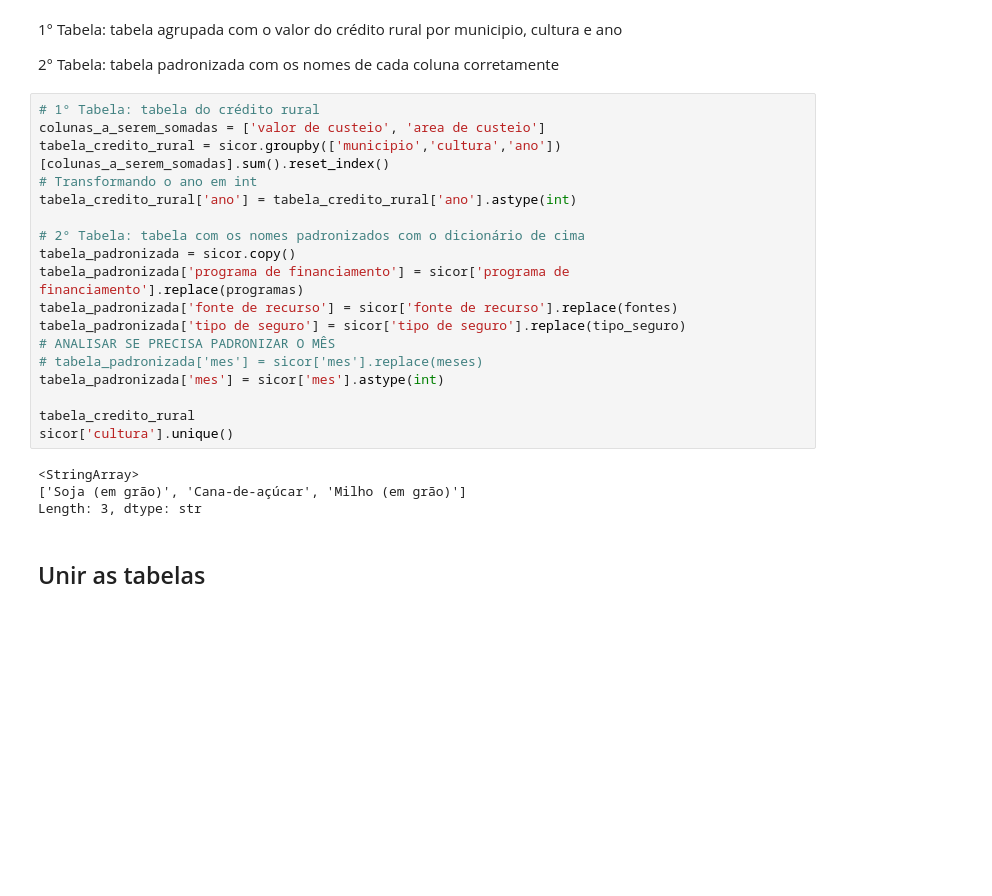
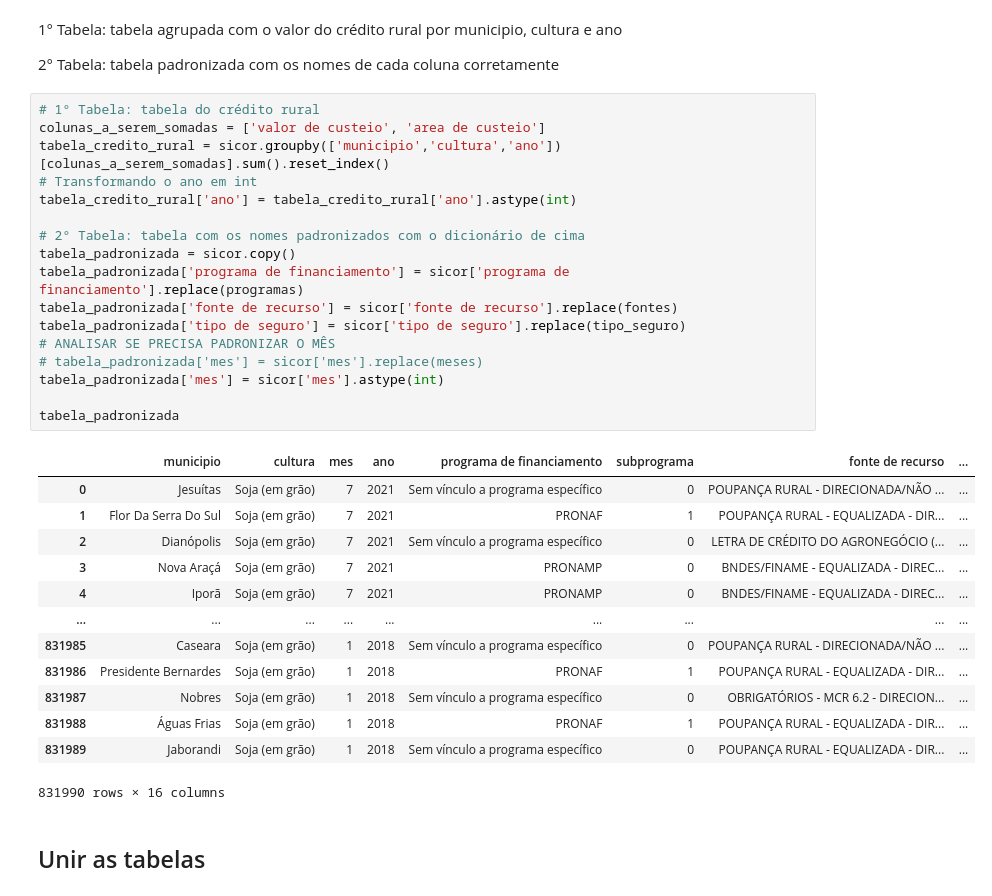
Before and after one commit to Marcos00758/Avaliacao_Credito_Rural, a Jupyter notebook: Integrar_APIs.ipynb, the cells around one changed output. Drawn from its saved outputs; the diff is of its cells as text; blank space fills up the shorter version.

```diff
--- a/Integrar_APIs.ipynb
+++ b/Integrar_APIs.ipynb
@@ -207,25 +206,34 @@ meses = {
 # %%
 # 1° Tabela: tabela do crédito rural
 colunas_a_serem_somadas = ['valor de custeio', 'area de custeio']
 tabela_credito_rural = sicor.groupby(['municipio','cultura','ano'])[colunas_a_serem_somadas].sum().reset_index()
 # Transformando o ano em int
 tabela_credito_rural['ano'] = tabela_credito_rural['ano'].astype(int)
 
 # 2° Tabela: tabela com os nomes padronizados com o dicionário de cima
 tabela_padronizada = sicor.copy()
 tabela_padronizada['programa de financiamento'] = sicor['programa de financiamento'].replace(programas)
 tabela_padronizada['fonte de recurso'] = sicor['fonte de recurso'].replace(fontes)
 tabela_padronizada['tipo de seguro'] = sicor['tipo de seguro'].replace(tipo_seguro)
 # ANALISAR SE PRECISA PADRONIZAR O MÊS
 # tabela_padronizada['mes'] = sicor['mes'].replace(meses)
 tabela_padronizada['mes'] = sicor['mes'].astype(int)
 
-tabela_credito_rural
-sicor['cultura'].unique()
+tabela_padronizada
 # %% [output]
+|  | municipio | cultura | mes | ano | programa de financiamento | subprograma | fonte de recurso | ... |
+| 0 | Jesuítas | Soja (em grão) | 7 | 2021 | Sem vínculo a programa específico | 0 | POUPANÇA RURAL - DIRECIONADA/NÃO ... | ... |
+| 1 | Flor Da Serra Do Sul | Soja (em grão) | 7 | 2021 | PRONAF | 1 | POUPANÇA RURAL - EQUALIZADA - DIR... | ... |
+| 2 | Dianópolis | Soja (em grão) | 7 | 2021 | Sem vínculo a programa específico | 0 | LETRA DE CRÉDITO DO AGRONEGÓCIO (... | ... |
+| 3 | Nova Araçá | Soja (em grão) | 7 | 2021 | PRONAMP | 0 | BNDES/FINAME - EQUALIZADA - DIREC... | ... |
+| 4 | Iporã | Soja (em grão) | 7 | 2021 | PRONAMP | 0 | BNDES/FINAME - EQUALIZADA - DIREC... | ... |
+| ... | ... | ... | ... | ... | ... | ... | ... | ... |
+| 831985 | Caseara | Soja (em grão) | 1 | 2018 | Sem vínculo a programa específico | 0 | POUPANÇA RURAL - DIRECIONADA/NÃO ... | ... |
+| 831986 | Presidente Bernardes | Soja (em grão) | 1 | 2018 | PRONAF | 1 | POUPANÇA RURAL - EQUALIZADA - DIR... | ... |
+| 831987 | Nobres | Soja (em grão) | 1 | 2018 | Sem vínculo a programa específico | 0 | OBRIGATÓRIOS - MCR 6.2 - DIRECION... | ... |
+| 831988 | Águas Frias | Soja (em grão) | 1 | 2018 | PRONAF | 1 | POUPANÇA RURAL - EQUALIZADA - DIR... | ... |
+| 831989 | Jaborandi | Soja (em grão) | 1 | 2018 | Sem vínculo a programa específico | 0 | POUPANÇA RURAL - EQUALIZADA - DIR... | ... |
-<StringArray>
-['Soja (em grão)', 'Cana-de-açúcar', 'Milho (em grão)']
-Length: 3, dtype: str
+831990 rows × 16 columns
 # %% [markdown]
 ## Unir as tabelas
 # %% [markdown]
```
Also changed, not shown: parts of 8 cells of this notebook, 1 other file.
